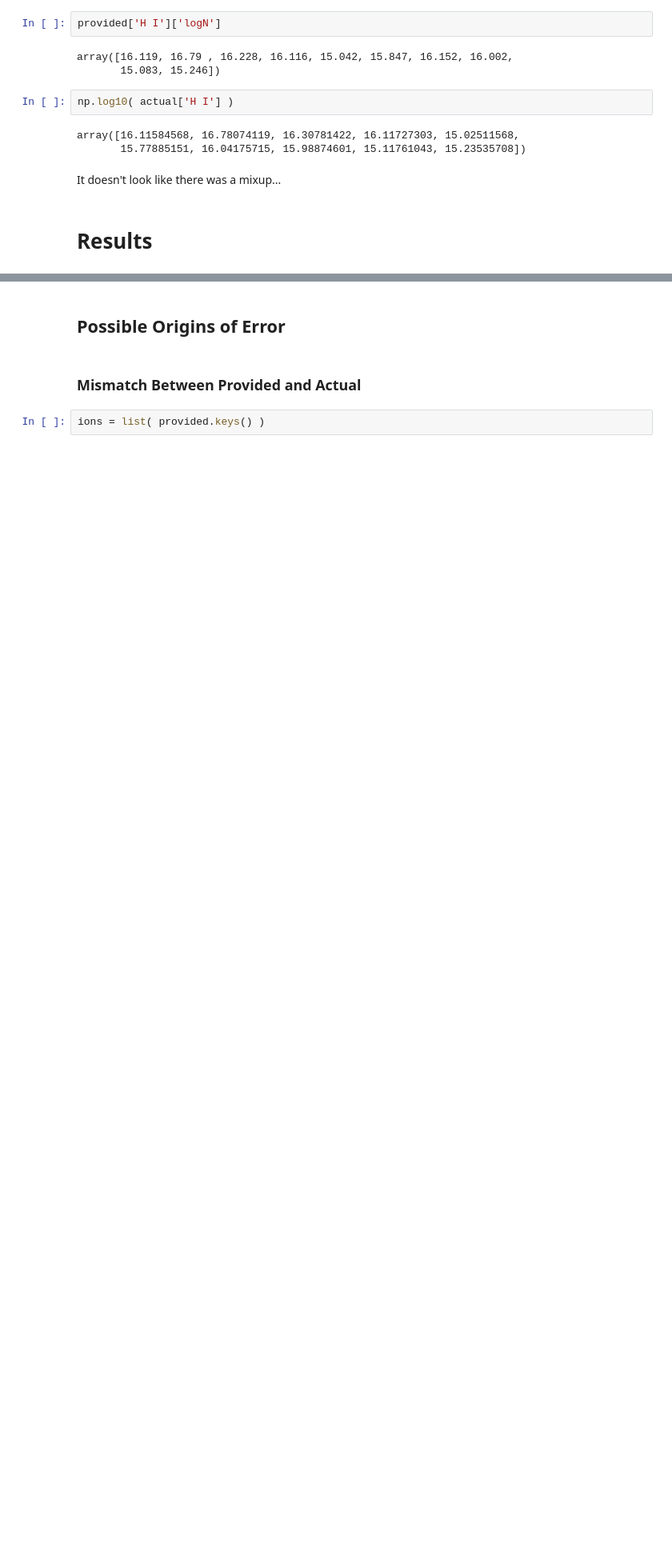
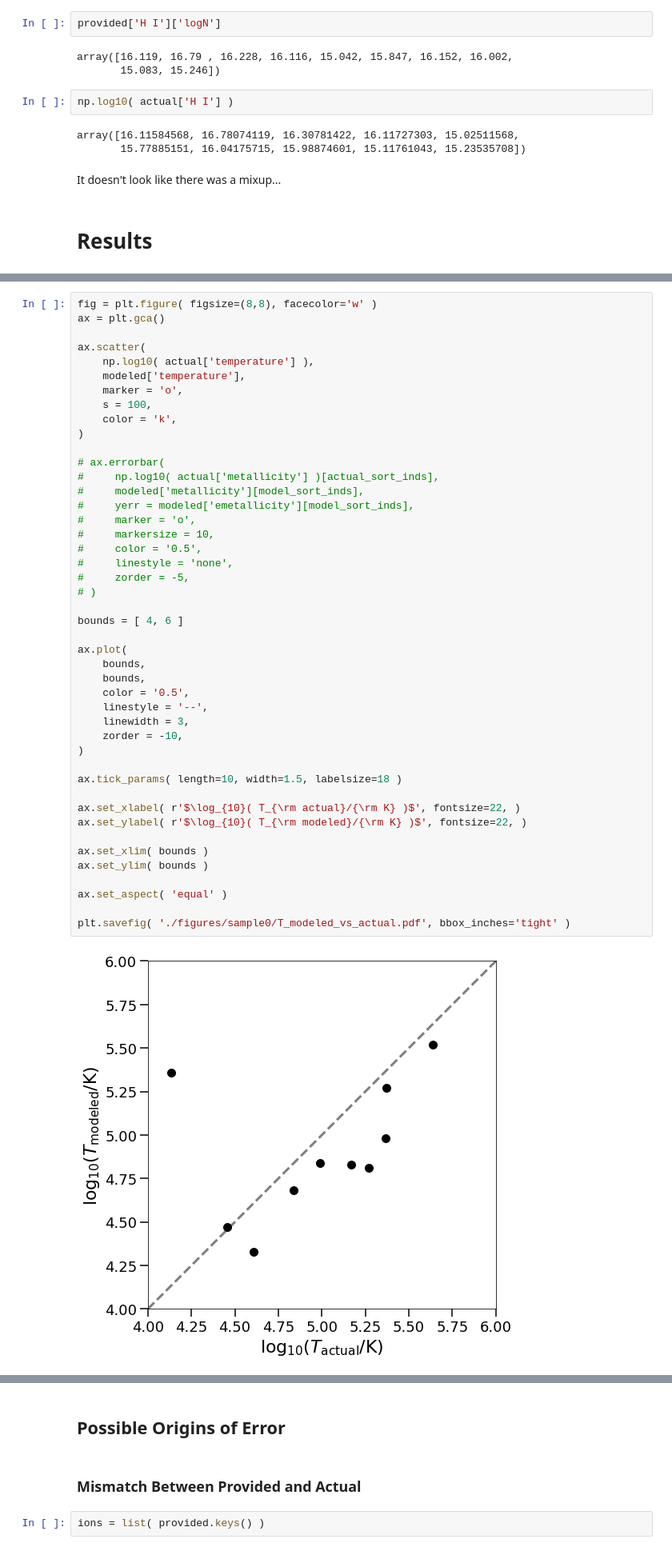
Before and after one commit to chummels/cgm_modeling_challenge, a Jupyter notebook: comparsion_sameer_charlton.ipynb, the cells around one changed output, grey strips where cells are left out. Shown: that part at 80% size. Drawn from its saved outputs; the diff is of its cells as text; blank space fills up the shorter version.

```diff
--- a/comparsion_sameer_charlton.ipynb
+++ b/comparsion_sameer_charlton.ipynb
@@ -116,0 +179,47 @@ ax.set_aspect( 'equal' )
+# %%
+fig = plt.figure( figsize=(8,8), facecolor='w' )
+ax = plt.gca()
+
+ax.scatter(
+    np.log10( actual['temperature'] ),
+    modeled['temperature'],
+    marker = 'o',
+    s = 100,
+    color = 'k',
+)
+
+# ax.errorbar(
+#     np.log10( actual['metallicity'] )[actual_sort_inds],
+#     modeled['metallicity'][model_sort_inds],
+#     yerr = modeled['emetallicity'][model_sort_inds],
+#     marker = 'o',
+#     markersize = 10,
+#     color = '0.5',
+#     linestyle = 'none',
+#     zorder = -5,
+# )
+
+bounds = [ 4, 6 ]
+
+ax.plot(
+    bounds,
+    bounds,
+    color = '0.5',
+    linestyle = '--',
+    linewidth = 3,
+    zorder = -10,
+)
+
+ax.tick_params( length=10, width=1.5, labelsize=18 )
+
+ax.set_xlabel( r'$\log_{10}( T_{\rm actual}/{\rm K} )$', fontsize=22, )
+ax.set_ylabel( r'$\log_{10}( T_{\rm modeled}/{\rm K} )$', fontsize=22, )
+
+ax.set_xlim( bounds )
+ax.set_ylim( bounds )
+
+ax.set_aspect( 'equal' )
+
+plt.savefig( './figures/sample0/T_modeled_vs_actual.pdf', bbox_inches='tight' )
+# %% [output]
+[figure, added]
```
Also changed, not shown: parts of 24 cells of this notebook, 14 other files.
